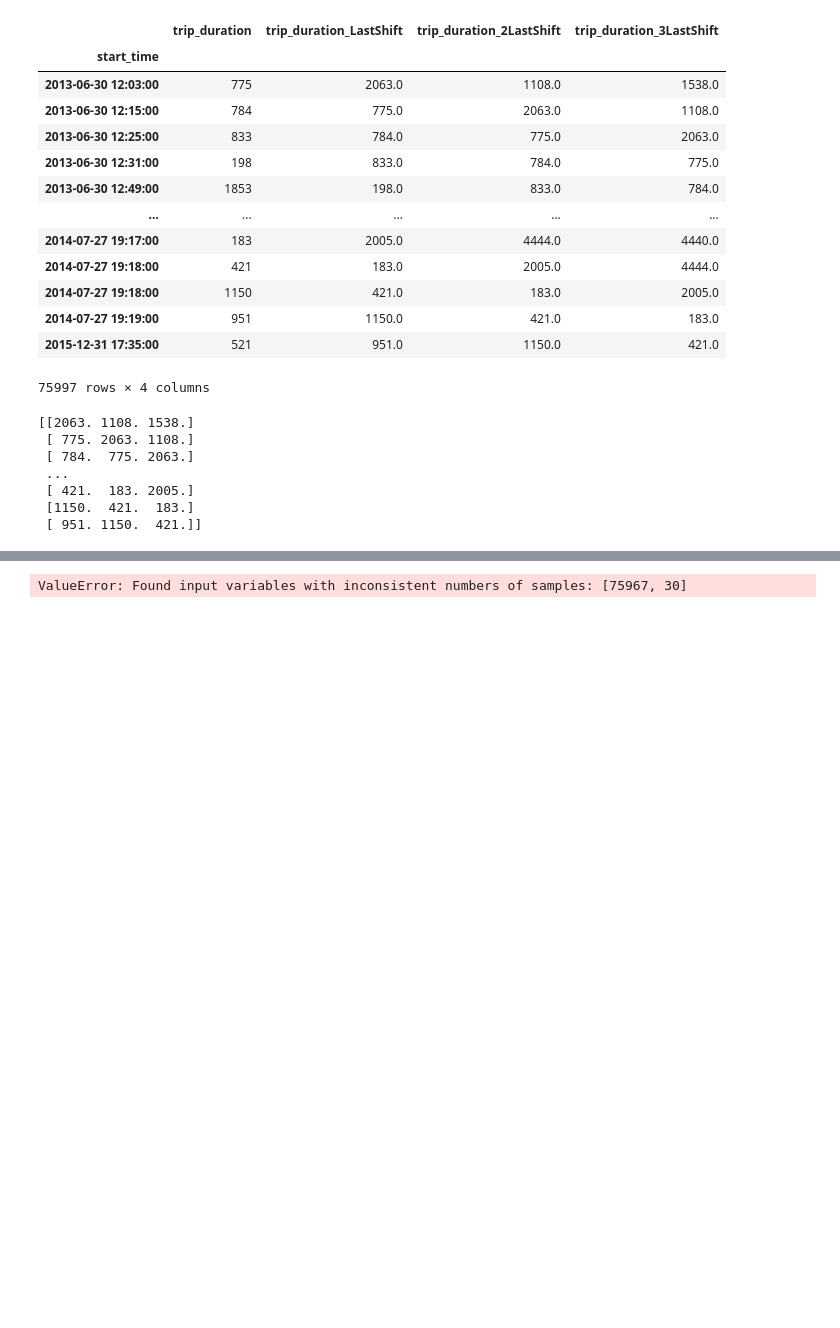
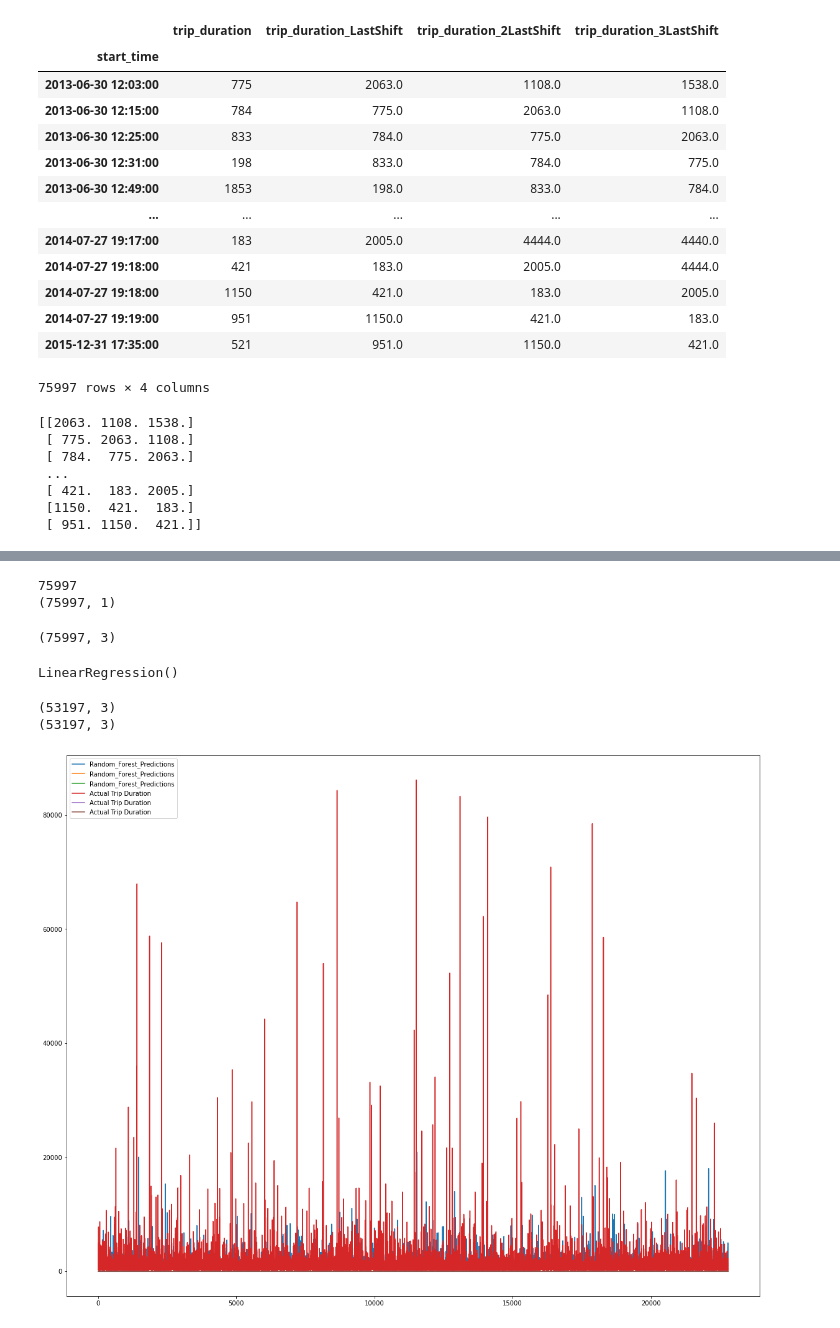
Before and after one commit to astrodestroyergithub/Divvy-Bike-Share, a Jupyter notebook: CODE/time_series_forecasting_ml.ipynb, the cells around one changed output, grey strips where cells are left out. Drawn from its saved outputs; the diff is of its cells as text; code cells hidden in the pictures; blank space fills up the shorter version.

```diff
--- a/CODE/time_series_forecasting_ml.ipynb
+++ b/CODE/time_series_forecasting_ml.ipynb
@@ -103,19 +109,40 @@ print(final_x)
+# %%
+print(len(y))
+print(y.shape)
+# %% [output]
+75997
+(75997, 1)
+# %%
+t1,t2=np.zeros((75997,1)),np.zeros((75997,1))
+y=np.concatenate((y,t1,t2),axis=1)
+print(y.shape)
+# %% [output]
+(75997, 3)
 # %%
 from sklearn.model_selection import train_test_split
-X_train,X_test,y_train,y_test=final_x[:-30],final_x[-30:],y[-30:],y[-30:]
+# X_train,X_test,y_train,y_test=final_x[:-100],final_x[-100:],y2[-100:],y2[-100:]
+X_train,X_test,y_train,y_test=train_test_split(final_x,y,test_size=0.3)
 # %%
 model.fit(X_train,y_train)
 lin_model.fit(X_train,y_train)
 # %% [output]
-ValueError: Found input variables with inconsistent numbers of samples: [75967, 30]
+LinearRegression()
+# %%
+print(X_train.shape)
+print(y_train.shape)
+# %% [output]
+(53197, 3)
+(53197, 3)
 # %%
 pred=model.predict(X_test)
 import matplotlib.pyplot as plt
-plt.rcParams["figure.figsize"]=(12,8)
+plt.rcParams["figure.figsize"]=(20,16)
 plt.plot(pred,label='Random_Forest_Predictions')
-plt.plot(y_test,label='Actual Sales')
+plt.plot(y_test,label='Actual Trip Duration')
 plt.legend(loc="upper left")
 plt.show()
+# %% [output]
+[figure, added]
 # %%
 lin_pred=lin_model.predict(X_test)
 import matplotlib.pyplot as plt
```
Also changed, not shown: parts of 3 cells of this notebook.
